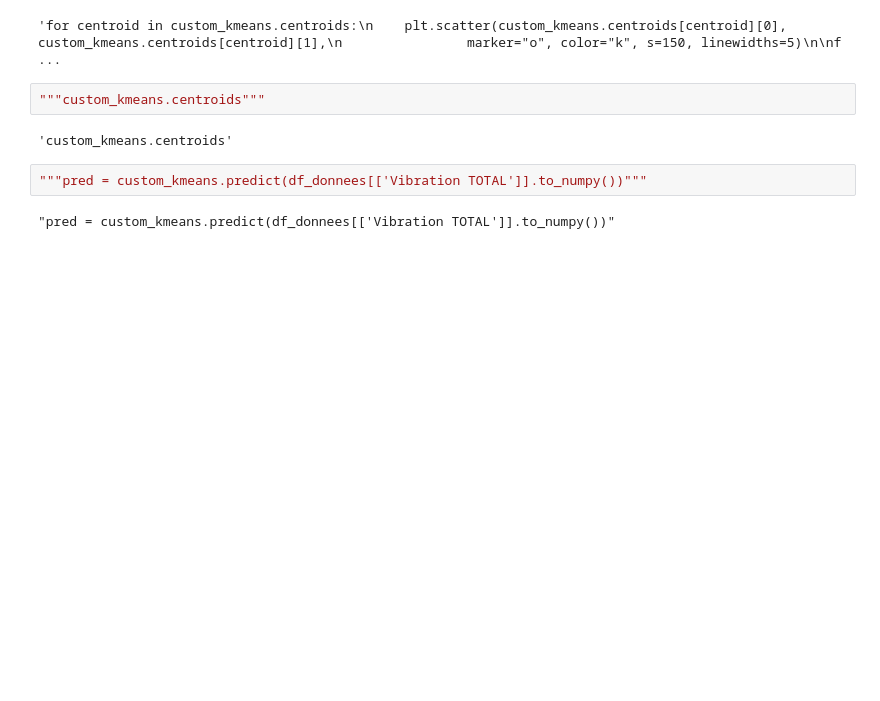
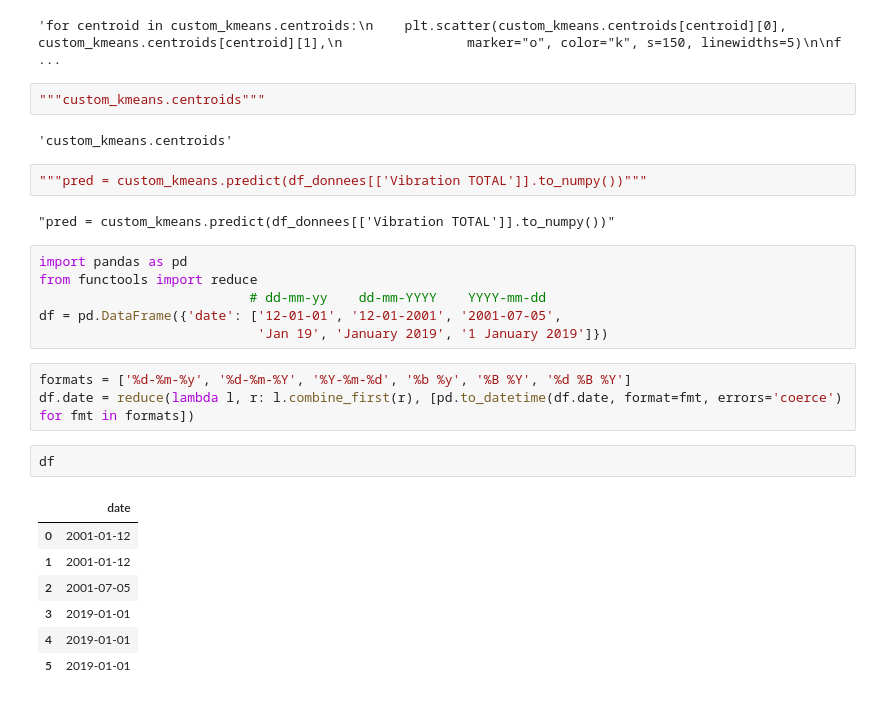
Before and after one commit to julietteBrt/Mesures_Vibratoires, a Jupyter notebook: Mesure_Vibratoire.ipynb, the cells around one changed output. Cells and saved outputs as stored; diff of their text form; blank space fills up the shorter version.

```diff
--- a/Mesure_Vibratoire.ipynb
+++ b/Mesure_Vibratoire.ipynb
@@ -557,3 +557,22 @@ plt.show()"""
 """pred = custom_kmeans.predict(df_donnees[['Vibration TOTAL']].to_numpy())"""
 # %% [output]
 "pred = custom_kmeans.predict(df_donnees[['Vibration TOTAL']].to_numpy())"
+# %%
+import pandas as pd
+from functools import reduce
+                           # dd-mm-yy    dd-mm-YYYY    YYYY-mm-dd
+df = pd.DataFrame({'date': ['12-01-01', '12-01-2001', '2001-07-05',
+                            'Jan 19', 'January 2019', '1 January 2019']})
+# %%
+formats = ['%d-%m-%y', '%d-%m-%Y', '%Y-%m-%d', '%b %y', '%B %Y', '%d %B %Y']
+df.date = reduce(lambda l, r: l.combine_first(r), [pd.to_datetime(df.date, format=fmt, errors='coerce') for fmt in formats])
+# %%
+df
+# %% [output]
+|  | date |
+| 0 | 2001-01-12 |
+| 1 | 2001-01-12 |
+| 2 | 2001-07-05 |
+| 3 | 2019-01-01 |
+| 4 | 2019-01-01 |
+| 5 | 2019-01-01 |
```
Also changed, not shown: 6 other files.
